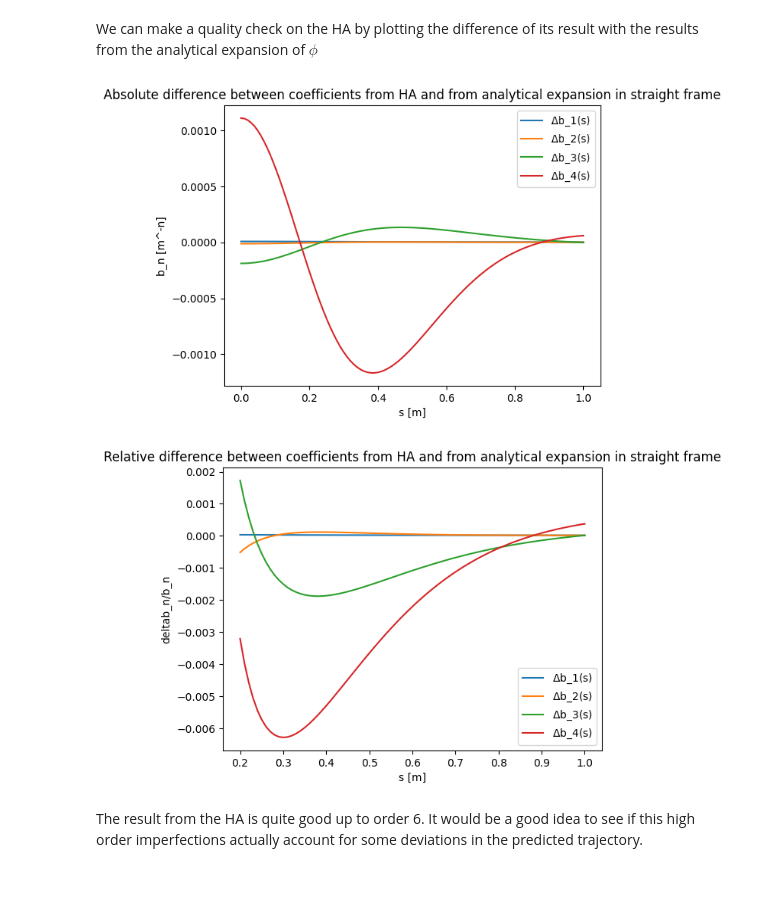
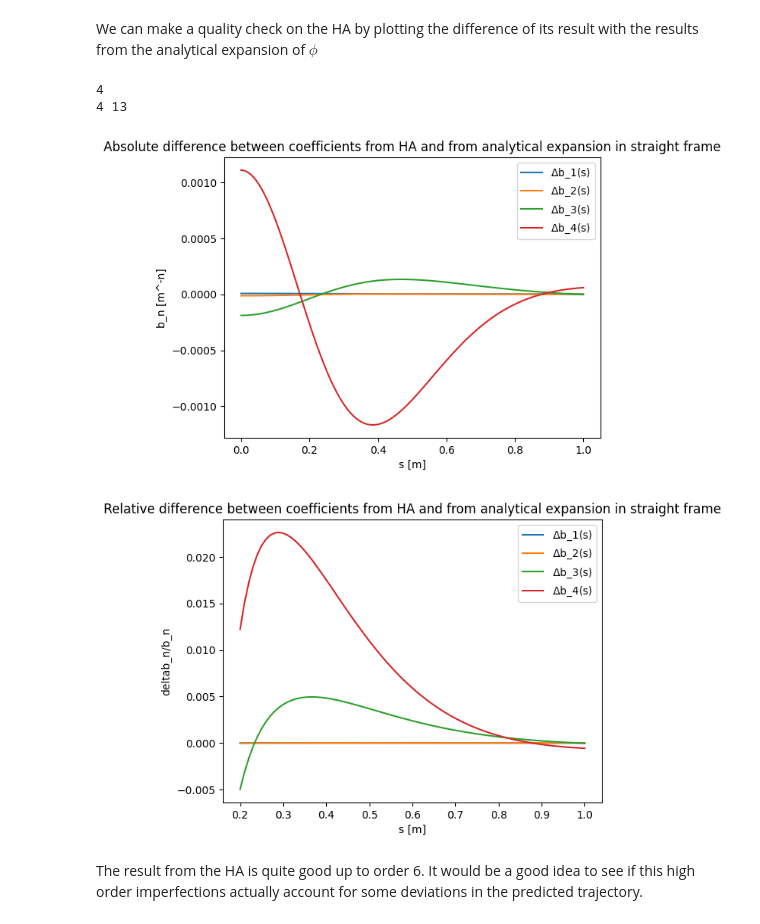
Before and after one commit to marcoliniF/bpmeth, a Jupyter notebook: preliminaryTrials/6.1track_framecomparisonnb.ipynb, the cells around one changed output. Cells and saved outputs as stored; diff of their text form; code cells hidden in the pictures; blank space fills up the shorter version.

```diff
--- a/preliminaryTrials/6.1track_framecomparisonnb.ipynb
+++ b/preliminaryTrials/6.1track_framecomparisonnb.ipynb
@@ -88,7 +88,7 @@ Take the coefficient of y in phi_straight, which is $\phi_1$, expand it in a Tay
 phi0 = phi_straight.as_coefficients_dict(y)[1]   # phi_0(x, s)$
 .
 # %%
-maxordx=7
+maxordx=12
 ns=101
 phi1=phi_straight.as_coefficients_dict(y)[y]
 print("phi1=",phi1)
@@ -267,8 +267,8 @@ cylfieldmapdatastack= np.column_stack([rarr.ravel(), tarr.ravel(), sarr.ravel(),
 (100, 100, 101)
 # %%
 fm_straight_cyl= bpmeth.fieldmaps.Fieldmap(cylfieldmapdatastack)
-
-svals, astraightofs, bstraightofs, erroras, errorbs = fm_straight_cyl.s_harmonics(rr=rr, ntheta=ntheta, ns=ns, order=4)
+orderHA=4
+svals, astraightofs, bstraightofs, erroras, errorbs = fm_straight_cyl.s_harmonics(rr=rr, ntheta=ntheta, ns=ns, order=orderHA)
 for i, b in enumerate(bstraightofs.T):
     plt.plot(svals, b, label=f"b_{i+1}(s)")
 plt.xlabel('s [m]')
@@ -283,28 +283,32 @@ As expected an s dependence appeared. To asses the importance of not neglecting
 # %% [markdown]
 We can make a quality check on the HA by plotting the difference of its result with the results from the analytical expansion of $\phi$
 # %%
-
-deltab=b_vals[:bstraightofs[0].size,:]-bstraightofs.T #note that b_vals includes b_0 while bstraightofs starts from b_1
+commonsize=min(bstraightofs[0].size,b_vals.T[0].size)
+print(commonsize)
+print(bstraightofs[0].size,b_vals.T[0].size)
+deltab=b_vals[:commonsize,:]-bstraightofs.T[:commonsize,:] #note that b_vals includes b_0 while bstraightofs starts from b_1
 for i, d in enumerate(deltab[:maxordx]):
     plt.plot(svals, d, label=f"$\Delta$b_{i+1}(s)")
 plt.xlabel('s [m]')
 plt.ylabel('b_n [m^-n]')
 plt.title('Absolute difference between coefficients from HA and from analytical expansion in straight frame')
 plt.legend()
 plt.show()
 
-reldeltab=deltab/b_vals[1:bstraightofs[0].size+1]
+reldeltab=deltab/b_vals[:commonsize]
 for i, d in enumerate(reldeltab[:maxordx]):
     plt.plot(svals[20:], d[20:], label=f"$\Delta$b_{i+1}(s)")
 
 plt.xlabel('s [m]')
 plt.ylabel('deltab_n/b_n')
 plt.title('Relative difference between coefficients from HA and from analytical expansion in straight frame')
 plt.legend()
 plt.show()
 # %% [output]
+4
+4 13
 [figure]
-[figure, old version]
+[figure, new version]
 # %% [markdown]
 The result from the HA is quite good up to order 6. It would be a good idea to see if this high order imperfections actually account for some deviations in the predicted trajectory.
 # %%
```
Also changed, not shown: parts of 14 cells of this notebook.
